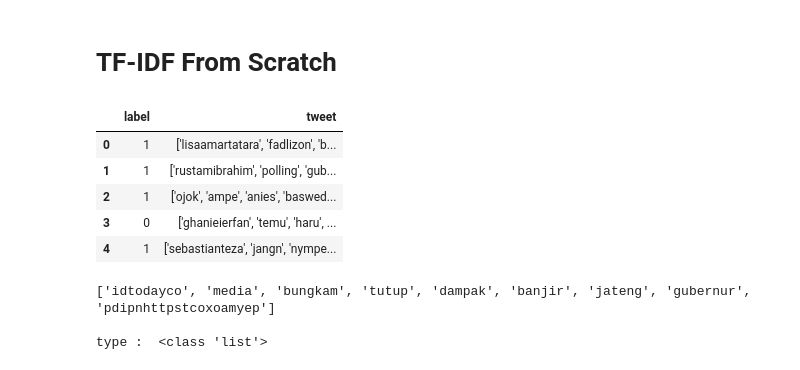
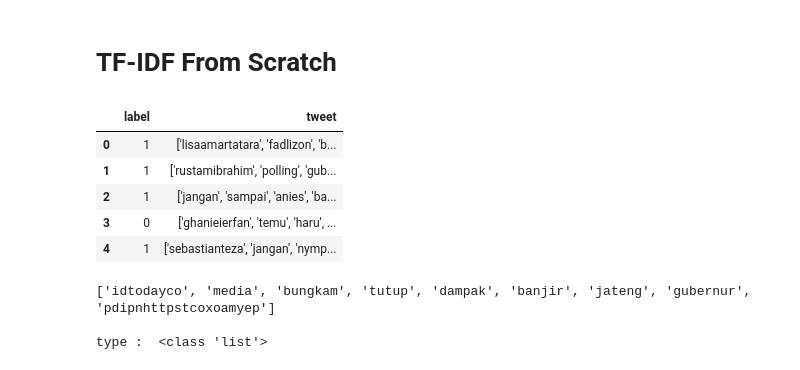
Before and after one commit to Muhammad-Yunus/Neural-Network, a Jupyter notebook: 3. Convolutional Neural Network/Pembobotan TF-IDF/2. Pembobotan TF-IDF.ipynb, the cells around one changed output. Drawn from its saved outputs; the diff is of its cells as text; code cells hidden in the pictures.

```diff
--- a/3. Convolutional Neural Network/Pembobotan TF-IDF/2. Pembobotan TF-IDF.ipynb
+++ b/3. Convolutional Neural Network/Pembobotan TF-IDF/2. Pembobotan TF-IDF.ipynb
@@ -3,18 +3,18 @@
 # %%
 import pandas as pd
 import numpy as np
 
-TWEET_DATA = pd.read_csv("Text_Preprocessing_v2.csv", usecols=["label", "tweet_tokens_stemmed"])
+TWEET_DATA = pd.read_csv("Text_Preprocessing.csv", usecols=["label", "tweet_tokens_stemmed"])
 TWEET_DATA.columns = ["label", "tweet"]
 
 TWEET_DATA.head()
 # %% [output]
 |  | label | tweet |
 | 0 | 1 | ['lisaamartatara', 'fadlizon', 'b... |
 | 1 | 1 | ['rustamibrahim', 'polling', 'gub... |
-| 2 | 1 | ['ojok', 'ampe', 'anies', 'baswed... |
+| 2 | 1 | ['jangan', 'sampai', 'anies', 'ba... |
 | 3 | 0 | ['ghanieierfan', 'temu', 'haru', ... |
-| 4 | 1 | ['sebastianteza', 'jangn', 'nympe... |
+| 4 | 1 | ['sebastianteza', 'jangan', 'nymp... |
 # %%
 # convert list formated string to list
 import ast
```
Also changed, not shown: parts of 11 cells of this notebook.
